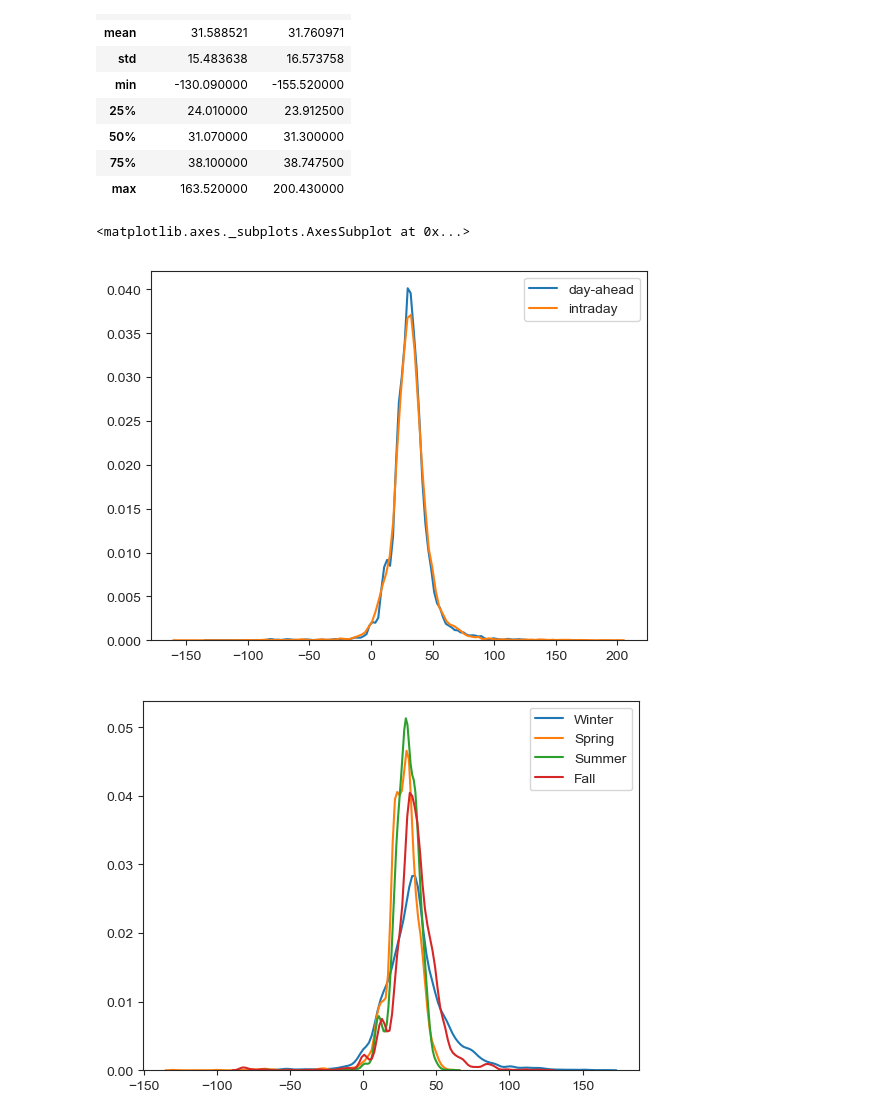
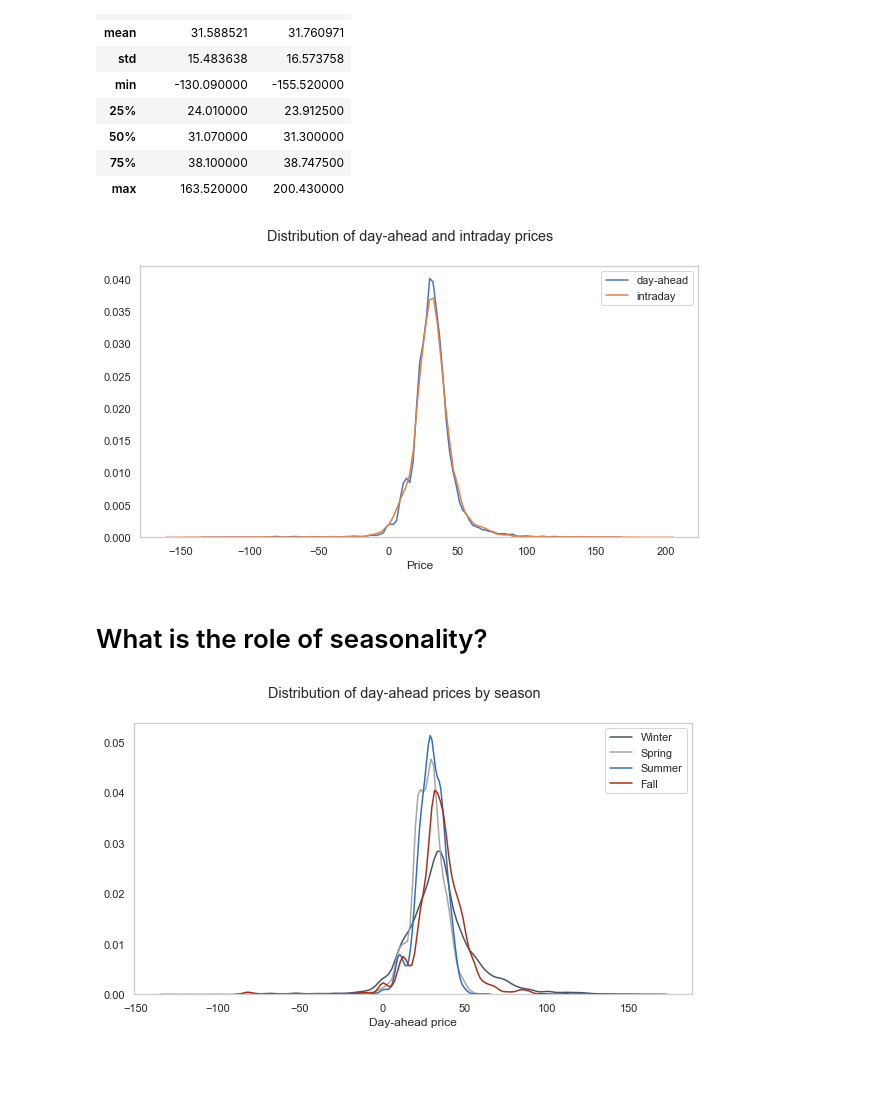
Before and after one commit to mauricepohl/pandas, a Jupyter notebook: 03_modeling/Distribution of prices-Laura-new.ipynb, the cells around one changed output. Saved outputs shown, nothing was run; the diff lists cells and outputs as text; code cells hidden in the pictures; blank space fills up the shorter version.

Commit message:
colormap integriert und weitere layoutanpassungen

```diff
--- a/03_modeling/Distribution of prices-Laura-new.ipynb
+++ b/03_modeling/Distribution of prices-Laura-new.ipynb
@@ -1,9 +1,23 @@
 # %%
 import pandas as pd
+import matplotlib as mpl
 import matplotlib.pyplot as plt
 import numpy as np
 import seaborn as sns
 from datetime import datetime
+sns.set(rc={'figure.figsize':(10, 5)})
+sns.set_style("whitegrid", {'axes.grid' : False})
+# %%
+cRange = ['#475468', '#e7e6e6', '#4b73be', '#df8244', '#a5a5a5', '#f7c143',
+          '#20406a', '#deeef8', '#2d6fc0', '#409cd4', '#5ccdd7', '#5ecb9e',
+          '#a53218', '#c59933', '#f08a40', '#aa4f30', '#f7bf5d', '#d85733',
+          '#728083', '#8babb4', '#7196ad', '#607397', '#8585c2', '#a687c1']
+colors = ['#475468', '#e7e6e6', '#4b73be',
+          '#df8244', '#a5a5a5', '#f7c143']
+cmapOffice = mpl.colors.ListedColormap([cRange[i] for i in range(0, 5)])
+cmapBlue = mpl.colors.ListedColormap([cRange[i] for i in range(6, 11)])
+cmapRed = mpl.colors.ListedColormap([cRange[i] for i in range(12, 17)])
+cmapViolett = mpl.colors.ListedColormap([cRange[i] for i in range(18, 23)])
 # %%
 data = pd.read_csv("../00_data/data_with_calc_fields.csv", sep=";", decimal=",", index_col="datetime")
 data.index = pd.to_datetime(data.index)
@@ -20,16 +36,23 @@ data[["day_ahead_price", "intraday_price"]].describe()
 | 75% | 38.100000 | 38.747500 |
 | max | 163.520000 | 200.430000 |
 # %%
-sns.kdeplot(data["day_ahead_price"], label="day-ahead")
-sns.kdeplot(data["intraday_price"], label="intraday")
+sns.kdeplot(data["day_ahead_price"], label="day-ahead", color=cRange[2])
+sns.kdeplot(data["intraday_price"], label="intraday", color=cRange[3])
+plt.xlabel("Price")
+plt.suptitle("Distribution of day-ahead and intraday prices")
+plt.show()
 # %% [output]
-<matplotlib.axes._subplots.AxesSubplot at 0x...>
-[figure, old version]
+[figure, new version]
+# %% [markdown]
+# What is the role of seasonality?
 # %%
 seasons = [ "Winter", "Spring", "Summer", "Fall"]
 for i in range(4):
-    sns.kdeplot(data.loc[(data.season==i),"day_ahead_price"], label=seasons[i])
+    sns.kdeplot(data.loc[(data.season==i),"day_ahead_price"], label=seasons[i], color=cRange[i*4])
+plt.xlabel("Day-ahead price")
+plt.suptitle("Distribution of day-ahead prices by season")
+plt.show()
 # %% [output]
-[figure, old version]
+[figure, new version]
 # %%
 for i in range(4):
```
Also changed, not shown: parts of 18 cells of this notebook.
